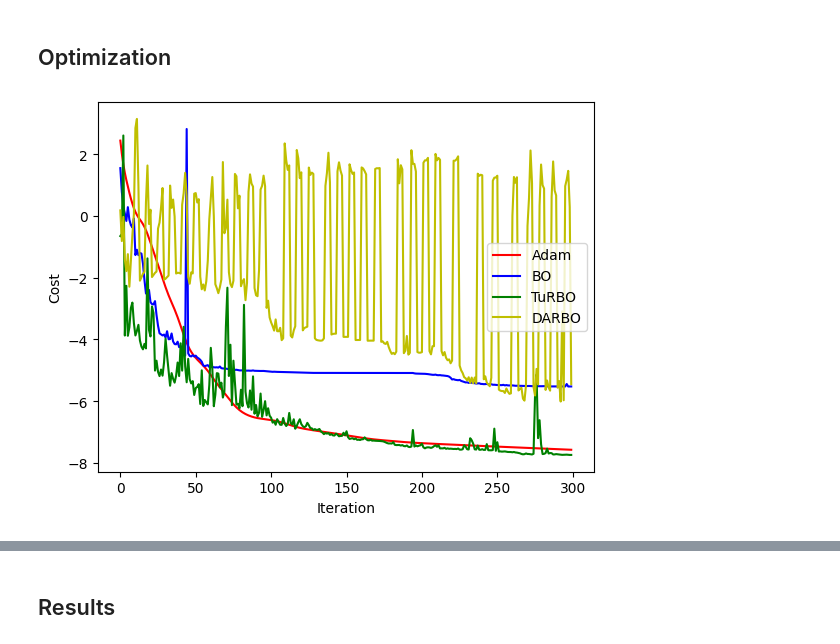
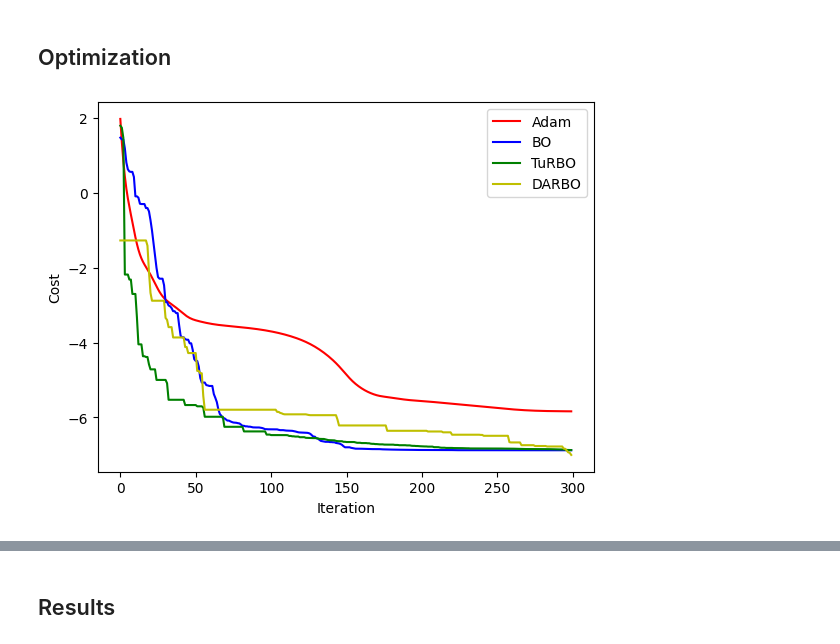
Before and after one commit to tencent-quantum-lab/tensorcircuit, a Jupyter notebook: docs/source/tutorials/qaoa_bo.ipynb, the cells around one changed output, grey strips where cells are left out. Saved outputs shown, nothing was run; the diff lists cells and outputs as text; code cells hidden in the pictures.

```diff
--- a/docs/source/tutorials/qaoa_bo.ipynb
+++ b/docs/source/tutorials/qaoa_bo.ipynb
@@ -146,8 +145,11 @@ def QAOAansatz(params, each=1, return_circuit=False):
 
     return K.real(loss)
 # %%
-QAOA_vag = K.jit(tc.backend.value_and_grad(QAOAansatz, argnums=0), static_argnums=(1, 2))
+QAOA_vag = K.jit(
+    tc.backend.value_and_grad(QAOAansatz, argnums=0), static_argnums=(1, 2)
+)
 QAOA_nograd = K.jit(QAOAansatz, static_argnums=(1, 2))
+
 
 def eval_objective(x):
     """This is a helper function we use to unnormalize and evalaute a point"""
@@ -249,8 +316,10 @@ class TuRBO_optimizer(BO_optimizer):
 # %%
 failure_tolerance = 10
-tr_length= [1.6]
+tr_length = [1.6]
 
-turbo_opt = TuRBO_optimizer(eval_objective, 2 * nlayers, tr_length, failure_tolerance, device)
+turbo_opt = TuRBO_optimizer(
+    eval_objective, 2 * nlayers, tr_length, failure_tolerance, device
+)
 # %% [markdown]
 ## DARBO Optimizer
 # %% [markdown]
@@ -319,8 +428,10 @@ class DARBO_optimizer(TuRBO_optimizer):
 # %%
-mode = 'small'
+mode = "small"
 
-darbo_opt = DARBO_optimizer(eval_objective, 2 * nlayers, tr_length, failure_tolerance, mode, device)
-print(f'initial mode: {darbo_opt.get_mode()}')
+darbo_opt = DARBO_optimizer(
+    eval_objective, 2 * nlayers, tr_length, failure_tolerance, mode, device
+)
+print(f"initial mode: {darbo_opt.get_mode()}")
 # %% [output]
 initial mode: small
 # %% [markdown]
@@ -340,45 +451,59 @@ for i in initial_X:
 X_new = torch.tensor(X_new)
 
 X_bo = torch.stack((initial_X, X_new), dim=0)
 Y_bo = None
 X_turbo = X_bo.clone()
 Y_turbo = None
 X_darbo = X_bo.clone()
 Y_darbo = None
 
 losses, losses_bo, losses_turbo, losses_darbo = [], [], [], []
 t0 = ts = time.time()
 
 for i in range(300):
     loss, grads = QAOA_vag(params)
     params = opt.update(grads, params)  # gradient descent
     losses.append(loss)
 
-    X_bo, Y_bo, loss, X_bo_best, bo_max = bo_opt.update(X_bo, Y_bo, acqfn)
-    losses_bo.append(-loss)
+    X_bo, Y_bo, _ = bo_opt.update(X_bo, Y_bo, acqfn)
+    losses_bo.append(-bo_opt.best_dict["Y"].item())
 
-    X_turbo, Y_turbo, loss, X_turbo_best, turbo_max = turbo_opt.update(X_turbo, Y_turbo, acqfn, transformed_input=False if i == 0 else True, transformed_output=True)
-    losses_turbo.append(-loss)
+    X_turbo, Y_turbo, _ = turbo_opt.update(
+        X_turbo,
+        Y_turbo,
+        acqfn,
+        transformed_input=False if i == 0 else True,
+        transformed_output=True,
+    )
+    losses_turbo.append(-turbo_opt.best_dict["Y"].item())
 
-    X_darbo, Y_darbo, loss, X_darbo_best, darbo_max = darbo_opt.update(X_darbo, Y_darbo, acqfn, transformed_input=False if i == 0 else True, transformed_output=True)
-    losses_darbo.append(-loss)
+    X_darbo, Y_darbo, _ = darbo_opt.update(
+        X_darbo,
+        Y_darbo,
+        acqfn,
+        transformed_input=False if i == 0 else True,
+        transformed_output=True,
+    )
+    losses_darbo.append(-darbo_opt.best_dict["Y"].item())
 
     # visualise the progress
     clear_output(wait=True)
     plt.figure()
-    plt.xlabel('Iteration')
-    plt.ylabel('Cost')
-    plt.plot(range(i + 1), losses, c='r', label='Adam')
-    plt.plot(range(i + 1), losses_bo, c='b', label='BO')
-    plt.plot(range(i + 1), losses_turbo, c='g', label='TuRBO')
-    plt.plot(range(i + 1), losses_darbo, c='y', label='DARBO')
+    plt.xlabel("Iteration")
+    plt.ylabel("Cost")
+    plt.plot(range(i + 1), losses, c="r", label="Adam")
+    plt.plot(range(i + 1), losses_bo, c="b", label="BO")
+    plt.plot(range(i + 1), losses_turbo, c="g", label="TuRBO")
+    plt.plot(range(i + 1), losses_darbo, c="y", label="DARBO")
     plt.legend()
     plt.show()
 
-    print(f'Epoch {i} min loss: {min(losses)}\t{-bo_max}\t{-turbo_max}\t{-darbo_max}')
+    print(
+        f"Epoch {i} min loss: {min(losses)}\t{losses_bo[-1]}\t{losses_turbo[-1]}\t{losses_darbo[-1]}"
+    )
 
     te = time.time()
-    print(f'Epoch {i} time: {te - ts}\tTotal time: {te - t0}')
+    print(f"Epoch {i} time: {te - ts}\tTotal time: {te - t0}")
     ts = te
 # %% [output]
-[figure, old version]
+[figure, new version]
```
Also changed, not shown: parts of 9 cells of this notebook.
